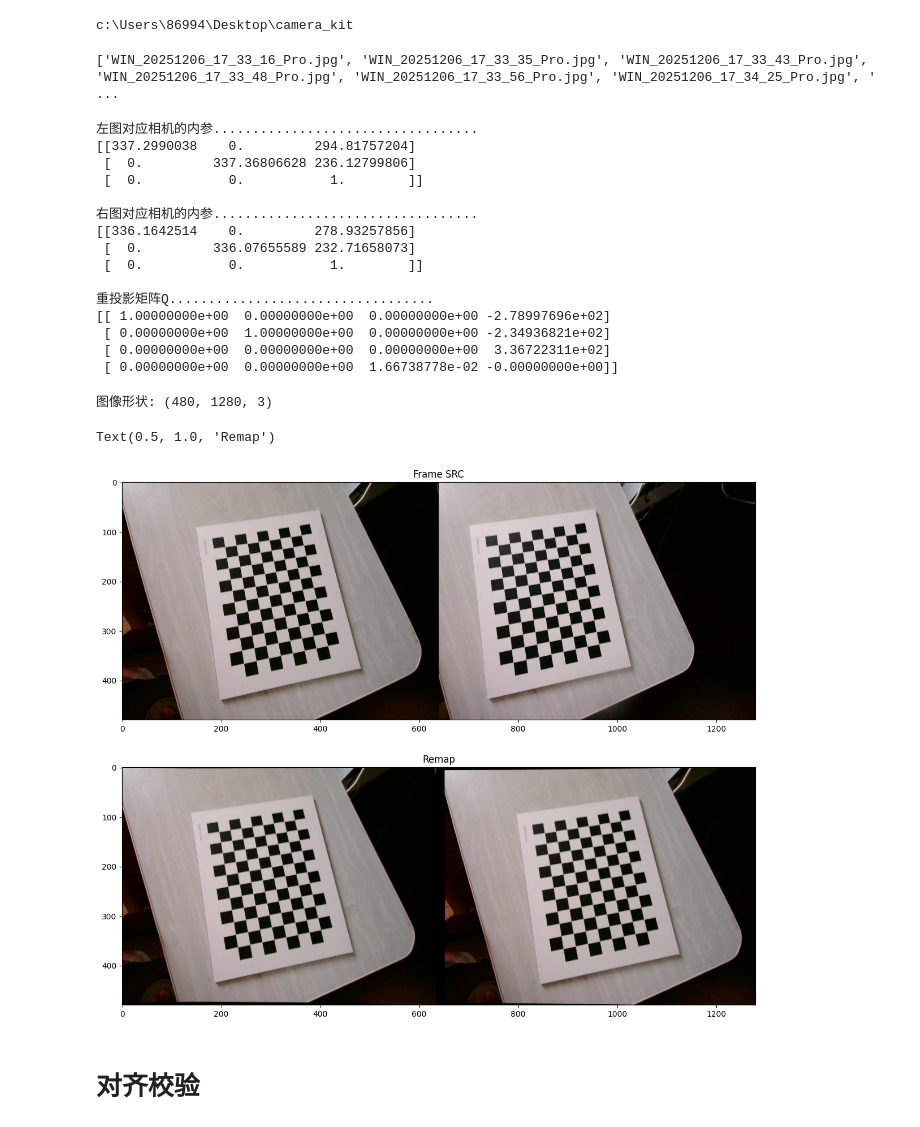
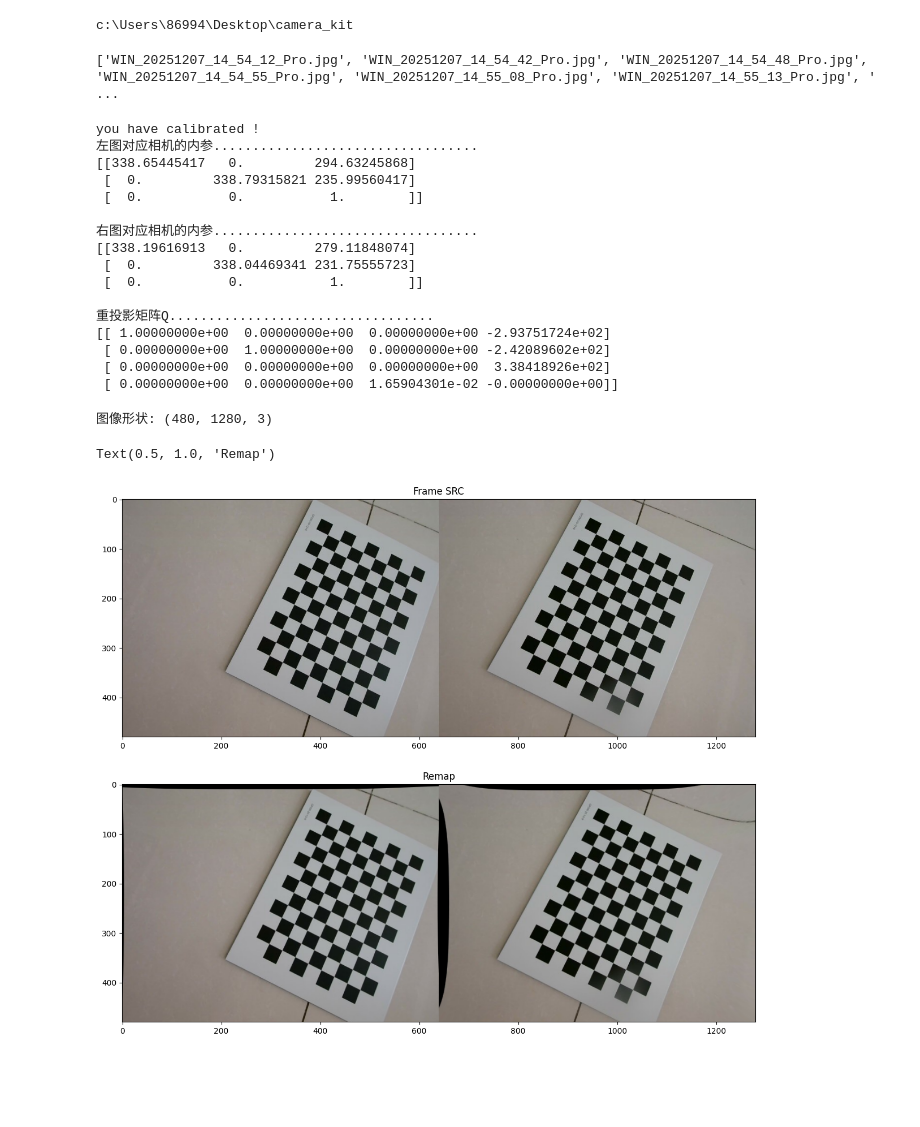
Before and after one commit to chenzhaoqiJM/camera3d_kit, a Jupyter notebook: stereo/calibra.ipynb, the cells around one changed output. Saved outputs shown, nothing was run; the diff lists cells and outputs as text; code cells hidden in the pictures; blank space fills up the shorter version.

```diff
--- a/stereo/calibra.ipynb
+++ b/stereo/calibra.ipynb
@@ -20,5 +20,5 @@ from calibration_libs.utils import get_chess_corners, get_chess_corners_world, i
 # %%
-images_path =  os.path.abspath('./images_2x640x480')
+images_path =  os.path.abspath('./images_640x480')
 # %%
 # 标定板参数
 chessSize=[11, 8] # col, row, 长边设置为col, 短边row , col作为x轴， row作为y轴
@@ -28,50 +28,49 @@ chessCellLen=20
 mycc = CCameraCalibration()  #初始化
 mycc.set_calibration_images(images_path, 15, 480, 1280, size=chessSize, length=chessCellLen) #设置标定图像的路径和图片数量
 # %% [output]
-['WIN_20251206_17_33_16_Pro.jpg', 'WIN_20251206_17_33_35_Pro.jpg', 'WIN_20251206_17_33_43_Pro.jpg', 'WIN_20251206_17_33_48_Pro.jpg', 'WIN_20251206_17_33_56_Pro.jpg', 'WIN_20251206_17_34_25_Pro.jpg', ' ...
+['WIN_20251207_14_54_12_Pro.jpg', 'WIN_20251207_14_54_42_Pro.jpg', 'WIN_20251207_14_54_48_Pro.jpg', 'WIN_20251207_14_54_55_Pro.jpg', 'WIN_20251207_14_55_08_Pro.jpg', 'WIN_20251207_14_55_13_Pro.jpg', ' ...
 # %%
 mycc.stereo_calibration(True, reversal=False) #进行双目立体标定，得到内参矩阵、畸变系数、重映射矩阵map、重投影矩阵Q等
 mycc.print_p()
 # %% [output]
+you have calibrated !
 左图对应相机的内参..................................
-[[337.2990038    0.         294.81757204]
- [  0.         337.36806628 236.12799806]
+[[338.65445417   0.         294.63245868]
+ [  0.         338.79315821 235.99560417]
  [  0.           0.           1.        ]]
 
 右图对应相机的内参..................................
-[[336.1642514    0.         278.93257856]
- [  0.         336.07655589 232.71658073]
+[[338.19616913   0.         279.11848074]
+ [  0.         338.04469341 231.75555723]
  [  0.           0.           1.        ]]
 
 重投影矩阵Q..................................
-[[ 1.00000000e+00  0.00000000e+00  0.00000000e+00 -2.78997696e+02]
- [ 0.00000000e+00  1.00000000e+00  0.00000000e+00 -2.34936821e+02]
- [ 0.00000000e+00  0.00000000e+00  0.00000000e+00  3.36722311e+02]
- [ 0.00000000e+00  0.00000000e+00  1.66738778e-02 -0.00000000e+00]]
+[[ 1.00000000e+00  0.00000000e+00  0.00000000e+00 -2.93751724e+02]
+ [ 0.00000000e+00  1.00000000e+00  0.00000000e+00 -2.42089602e+02]
+ [ 0.00000000e+00  0.00000000e+00  0.00000000e+00  3.38418926e+02]
+ [ 0.00000000e+00  0.00000000e+00  1.65904301e-02 -0.00000000e+00]]
 # %%
 # 立体校正
-img_src = cv2.imread('./images_2x640x480/WIN_20251206_17_33_16_Pro.jpg')
+img_src = cv2.imread('./images_640x480/WIN_20251207_14_55_08_Pro.jpg')
 print("图像形状:", img_src.shape)
 _height, _width, _c = img_src.shape
 left_src = img_src[:, 0: _width//2] #拆分左右图像
 right_src = img_src[:, _width//2:]
 
 #立体校正
 left_remap = cv2.remap(left_src, mycc._leftParameters["map1"], mycc._leftParameters["map2"], cv2.INTER_LINEAR)
-right_remap = cv2.remap(left_src, mycc._rightParameters["map1"], mycc._rightParameters["map2"], cv2.INTER_LINEAR)
+right_remap = cv2.remap(right_src, mycc._rightParameters["map1"], mycc._rightParameters["map2"], cv2.INTER_LINEAR)
 img_remap =  cv2.hconcat([left_remap, right_remap]) #合并校正后图像
 
 plt.figure(figsize=(16,12))
 plt.subplot(2, 1, 1)
 plt.imshow(cv2.cvtColor(img_src, cv2.COLOR_BGR2RGB))
 plt.title("Frame SRC")   # 左图标题
 
 plt.subplot(2, 1, 2)
 plt.imshow(cv2.cvtColor(img_remap, cv2.COLOR_BGR2RGB))
 plt.title("Remap")   # 左图标题
 # %% [output]
 图像形状: (480, 1280, 3)
 Text(0.5, 1.0, 'Remap')
-[figure, old version]
+[figure, new version]
-# %% [markdown]
-# 对齐校验
```
Also changed, not shown: parts of 22 cells of this notebook, 59 other files.
